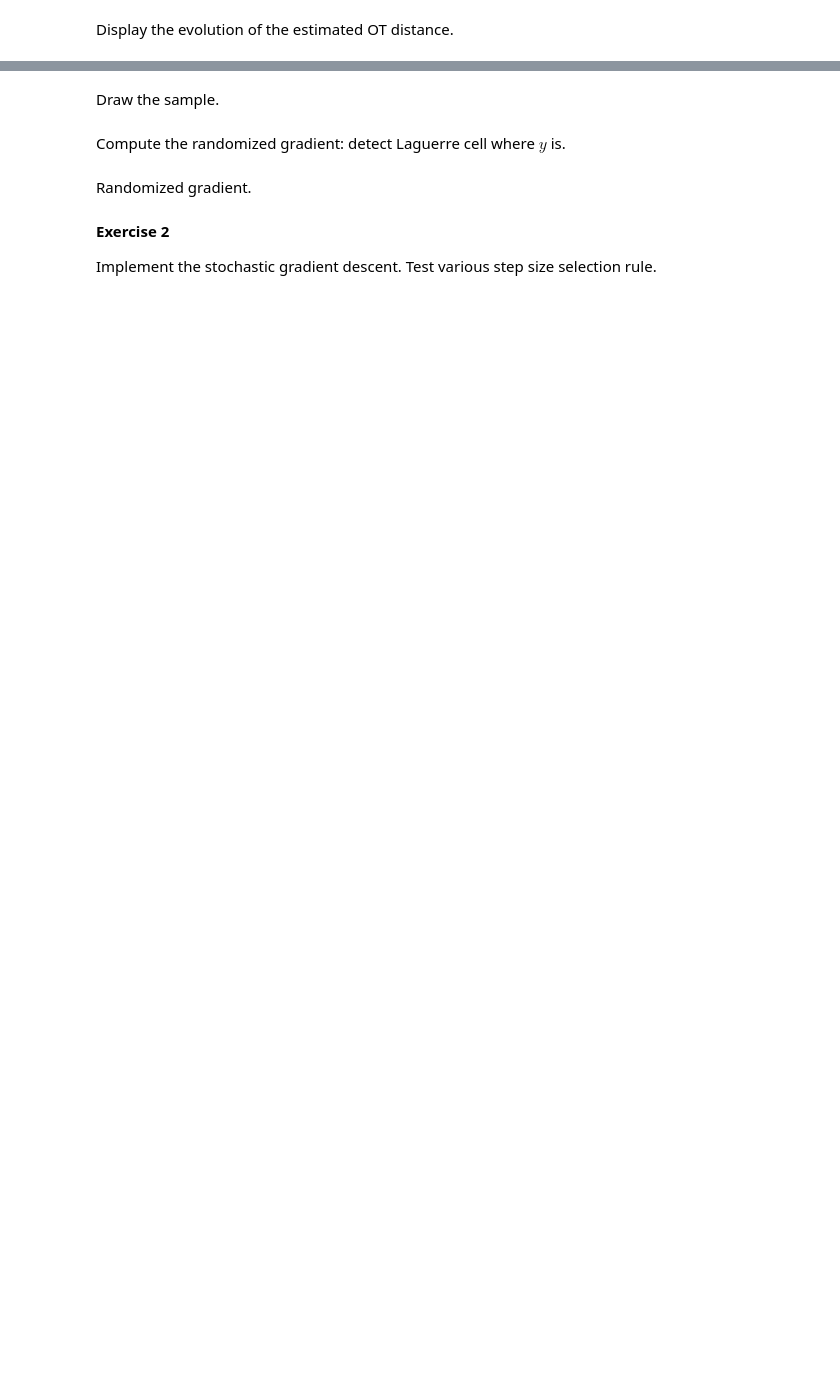
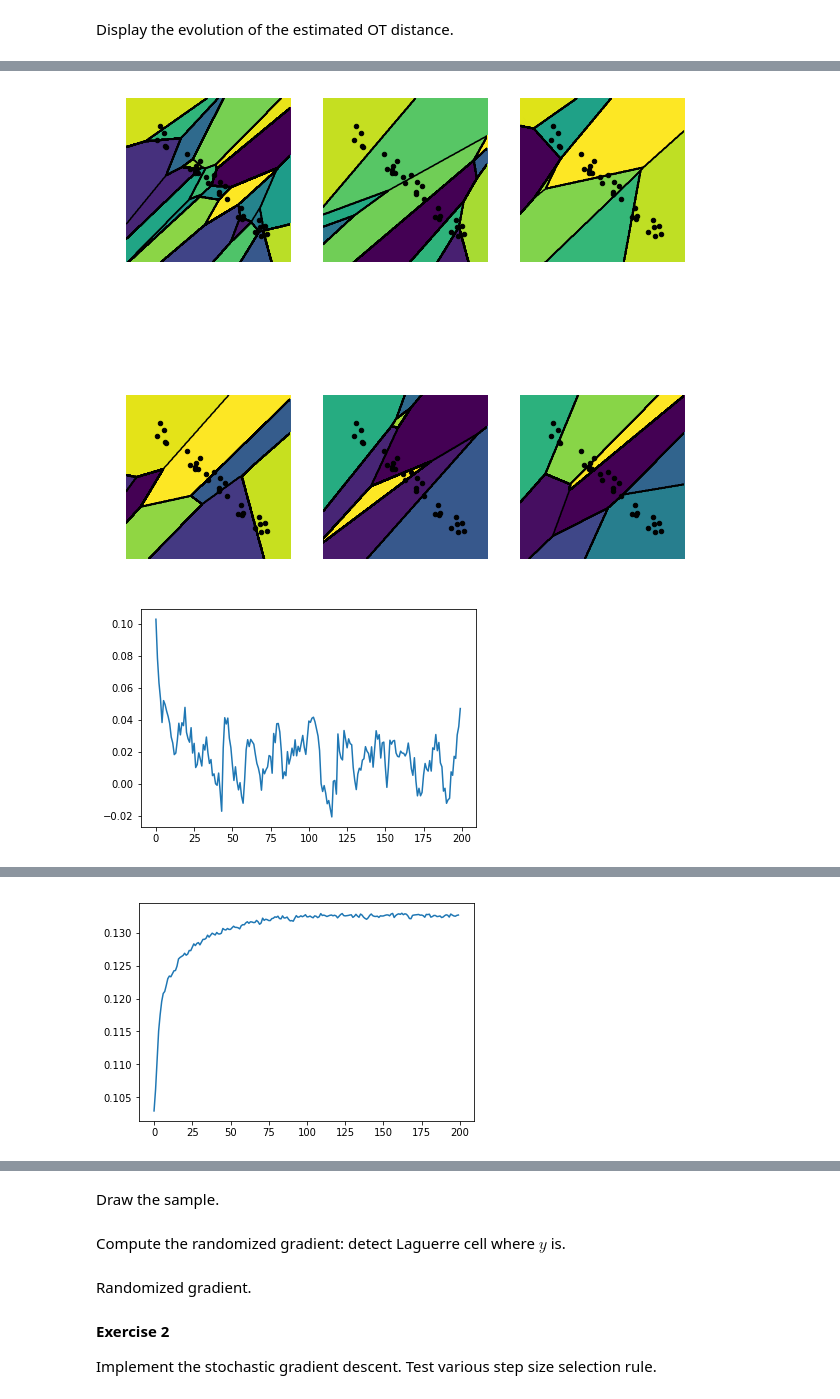
Before and after one commit to DimSum2k/MixtureWasserstein, a Jupyter notebook: optimaltransp_7_semidiscrete.ipynb, the cells around one changed output, grey strips where cells are left out. Saved outputs shown, nothing was run; the diff lists cells and outputs as text; code cells hidden in the pictures; blank space fills up the shorter version.

```diff
--- a/optimaltransp_7_semidiscrete.ipynb
+++ b/optimaltransp_7_semidiscrete.ipynb
@@ -226,0 +234,36 @@ plt.plot(E, '-')
+# %%
+tau_l = [1,0.1,.02,.001,0.0001]  # step size
+for tau in tau_l:
+    plt.figure(figsize=(10,10))
+    niter = 200  # iteration for the descent
+    q = 6  # number of displays
+    ndisp = np.unique(np.round(1 + (niter/4-1)*np.linspace(0, 1, q)**2))
+    kdisp = 0
+    f = np.zeros(n) # Initialise potential
+    E = np.zeros(niter) # Store value of the objective function
+    for it in range(niter):
+        # compute Laguerre cells and c-transform
+        D = distmat(Y, X) - f[:].transpose()
+        fC = np.min(D, axis=1)
+        I = np.reshape(np.argmin(D, axis=1), [p, p])
+        # objective function
+        E[it] = np.sum(f*a) + np.sum(fC*b.flatten())
+        # display
+        if (kdisp < len(ndisp)) and (ndisp[kdisp] == it):
+            plt.subplot(2, 3, kdisp+1)
+            plt.imshow(I[::-1, :], extent=[0, 1, 0, 1])
+            plt.scatter(X[1, :], X[0, :], s=20, c='k')
+            plt.contour(t, t, I, np.linspace(-.5, n-.5, n), colors='k')
+            plt.axis('off')
+            kdisp = kdisp+1
+        # gradient
+        R = (I[:, :, None] == np.arange(0, n)[None, None, :]) * b[:, :, None]
+        nablaE = a-np.sum(R, axis=(0, 1)).flatten()
+        # gradient update
+        f = f+tau*nablaE
+    plt.show()
+    plt.plot(E, '-')
+    plt.show()
+# %% [output]
+[figure, added]
+[figure, added]
@@ -226,0 +271 @@ plt.plot(E, '-')
+[figure, added]
```
Also changed, not shown: parts of 13 cells of this notebook, 1 other file.
